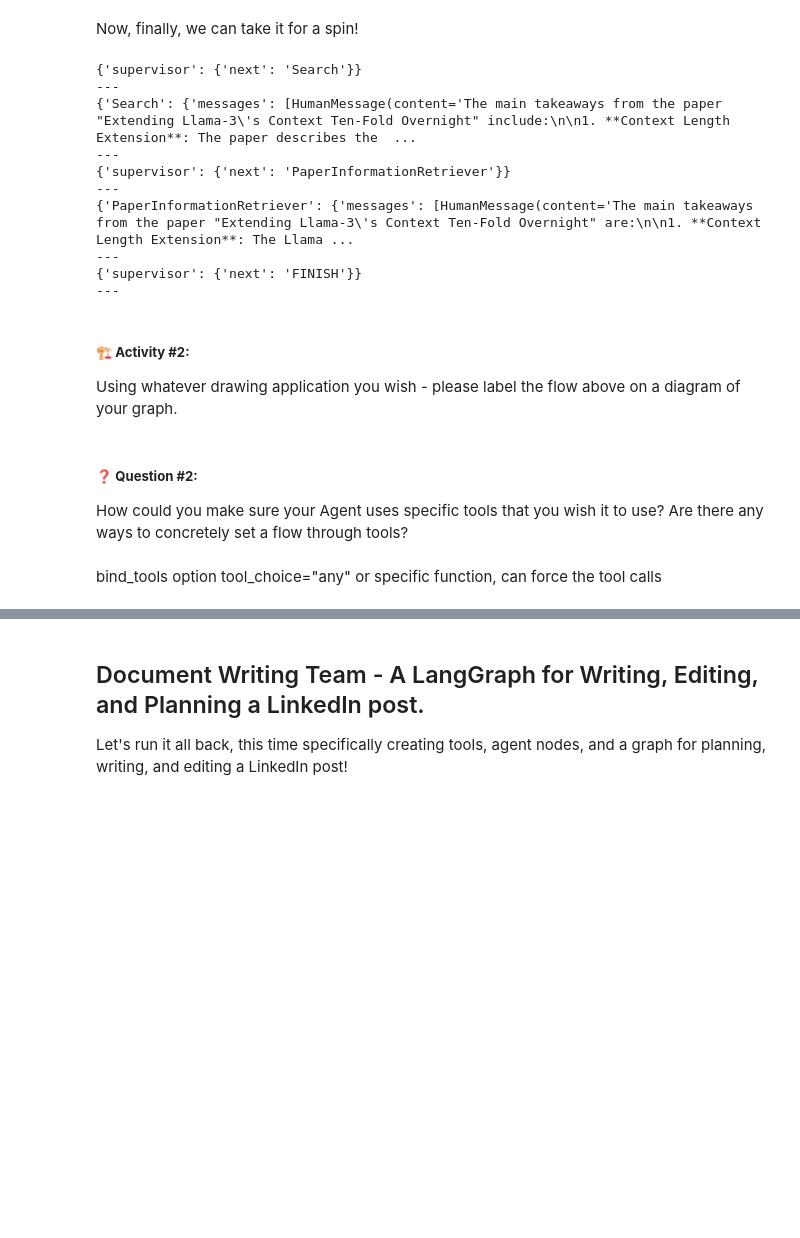
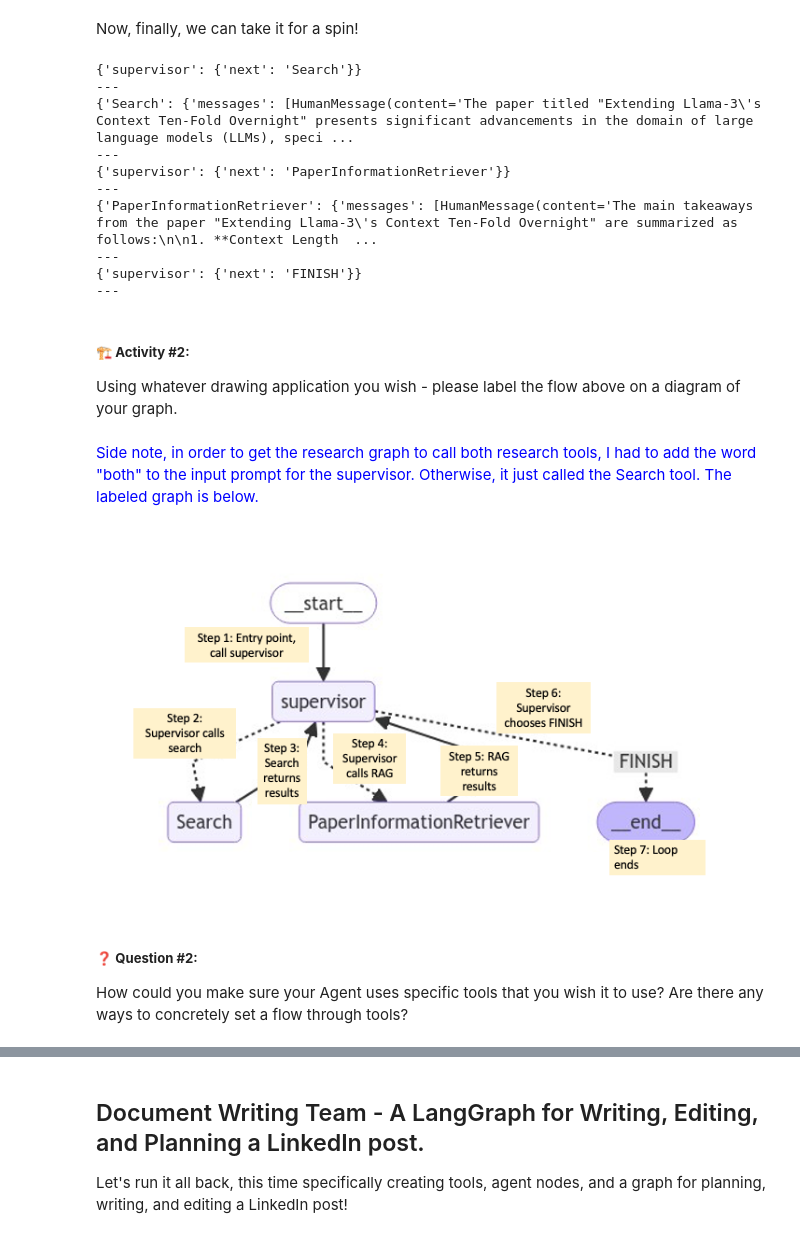
Before and after one commit to angelachapman/llmops, a Jupyter notebook: Week 3/Day 2/Multi_Agent_RAG_LangGraph.ipynb, the cells around one changed output, grey strips where cells are left out. Saved outputs shown, nothing was run; the diff lists cells and outputs as text; code cells hidden in the pictures; blank space fills up the shorter version.

```diff
--- a/Week 3/Day 2/Multi_Agent_RAG_LangGraph.ipynb
+++ b/Week 3/Day 2/Multi_Agent_RAG_LangGraph.ipynb
@@ -457,19 +475,18 @@ research_chain = enter_chain | chain
 Now, finally, we can take it for a spin!
 # %%
 for s in research_chain.stream(
-    "What are the main takeaways from the paper `Extending Llama-3's Context Ten-Fold Overnight'? Please use Search and PaperInformationRetriever!", {"recursion_limit": 100}
+    "What are the main takeaways from the paper `Extending Llama-3's Context Ten-Fold Overnight'? Please use both Search and PaperInformationRetriever!", {"recursion_limit": 100}
 ):
-    if "__end__" not in s:
-        print(s)
-        print("---")
+    print(s)
+    print("---")
 # %% [output]
 {'supervisor': {'next': 'Search'}}
 ---
-{'Search': {'messages': [HumanMessage(content='The main takeaways from the paper "Extending Llama-3\'s Context Ten-Fold Overnight" include:\n\n1. **Context Length Extension**: The paper describes the  ...
+{'Search': {'messages': [HumanMessage(content='The paper titled "Extending Llama-3\'s Context Ten-Fold Overnight" presents significant advancements in the domain of large language models (LLMs), speci ...
 ---
 {'supervisor': {'next': 'PaperInformationRetriever'}}
 ---
-{'PaperInformationRetriever': {'messages': [HumanMessage(content='The main takeaways from the paper "Extending Llama-3\'s Context Ten-Fold Overnight" are:\n\n1. **Context Length Extension**: The Llama ...
+{'PaperInformationRetriever': {'messages': [HumanMessage(content='The main takeaways from the paper "Extending Llama-3\'s Context Ten-Fold Overnight" are summarized as follows:\n\n1. **Context Length  ...
 ---
 {'supervisor': {'next': 'FINISH'}}
 ---
@@ -477,9 +494,13 @@ for s in research_chain.stream(
 ##### 🏗️ **Activity #2:**
 
 Using whatever drawing application you wish - please label the flow above on a diagram of your graph.
+# %% [markdown]
+<span style="color:blue;">Side note, in order to get the research graph to call both research tools, I had to add the word "both" to the input prompt for the supervisor. Otherwise, it just called the Search tool. The labeled graph is below.
+# %%
+display(Image(filename="research_loop_labeled_graph.png"))
+# %% [output]
+[figure, added]
 # %% [markdown]
 ##### ❓ **Question #2:**
 
 How could you make sure your Agent uses specific tools that you wish it to use? Are there any ways to concretely set a flow through tools?
-# %% [markdown]
-bind_tools option tool_choice="any" or specific function, can force the tool calls
```
Also changed, not shown: parts of 11 cells of this notebook, 1 other file.
